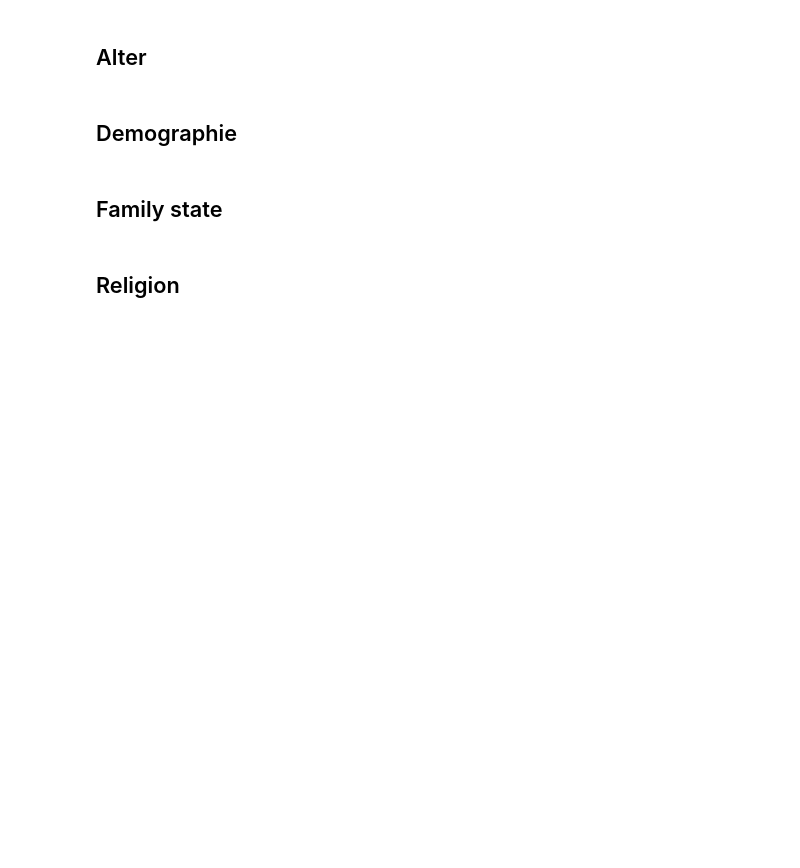
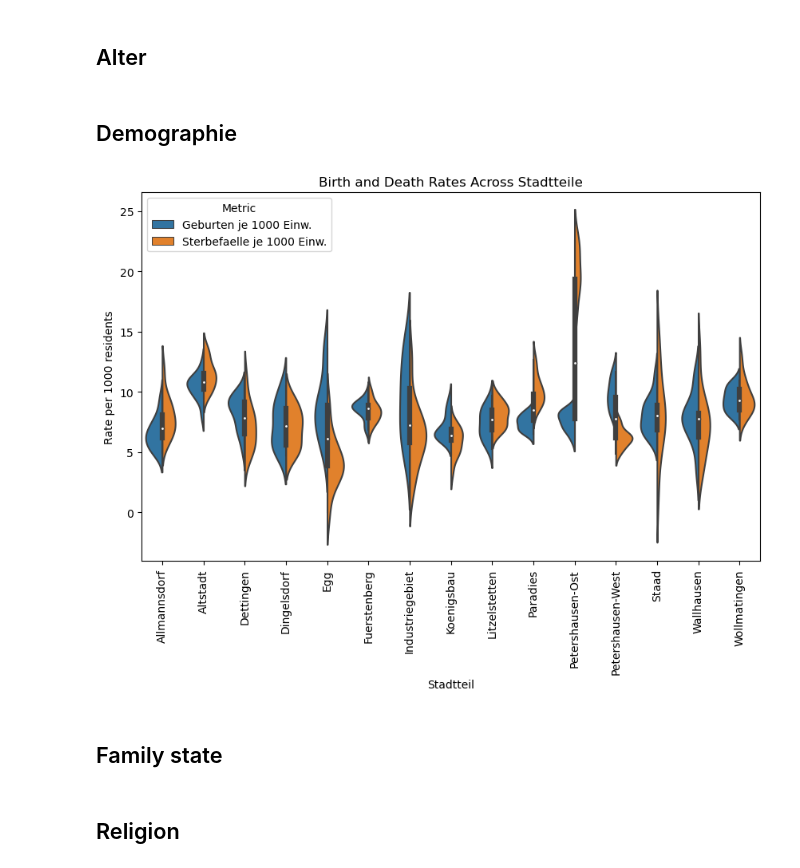
Before and after one commit to msi-se/stochastik-team7, a Jupyter notebook: 5-key-facts/key-facts.ipynb, the cells around one changed output. Saved outputs shown, nothing was run; the diff lists cells and outputs as text; code cells hidden in the pictures; blank space fills up the shorter version.

Commit message:
finish konstanz

```diff
--- a/5-key-facts/key-facts.ipynb
+++ b/5-key-facts/key-facts.ipynb
@@ -367,6 +368,38 @@ def plot_demographic_development(stadtteil):
 # Interaktives Widget
 dropdown = Dropdown(options=stadtteile_options, value='Konstanz', description='Stadtteil:')
 interact(plot_demographic_development, stadtteil=dropdown)
+# %%
+import pandas as pd
+import matplotlib.pyplot as plt
+import seaborn as sns
+
+# Load the data
+df = pd.read_csv('Stadtteile_Konstanz_2011-2022.csv')
+
+# Convert the rate columns to numeric
+df['Geburten je 1000 Einw.'] = df['Geburten je 1000 Einw.'].str.replace(',', '.').astype(float)
+df['Sterbefaelle je 1000 Einw.'] = df['Sterbefaelle je 1000 Einw.'].str.replace(',', '.').astype(float)
+
+# Melt the data to have a single 'variable' column
+df_melted = pd.melt(df, id_vars=['Stadtteil'], value_vars=['Geburten je 1000 Einw.', 'Sterbefaelle je 1000 Einw.'], var_name='Metric', value_name='Rate')
+
+# Create the violin plot
+plt.figure(figsize=(10, 6))
+sns.violinplot(x='Stadtteil', y='Rate', hue='Metric', data=df_melted, split=True, palette=['#1f77b4', '#ff7f0e'])
+
+# Add labels and title
+plt.xlabel('Stadtteil')
+plt.ylabel('Rate per 1000 residents')
+plt.title('Birth and Death Rates Across Stadtteile')
+plt.legend(title='Metric', loc='upper left')
+
+# Rotate x-axis labels for better readability
+plt.xticks(rotation=90)
+
+# Show the plot
+plt.show()
+# %% [output]
+[figure, added]
 # %% [markdown]
 ## Family state
 # %%
```
Also changed, not shown: parts of 1 cell of this notebook, 1 other file.
